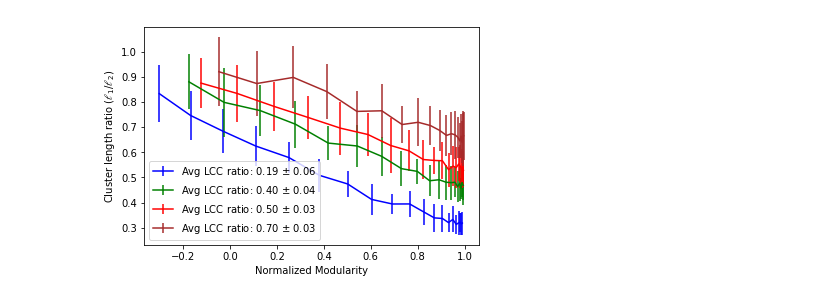
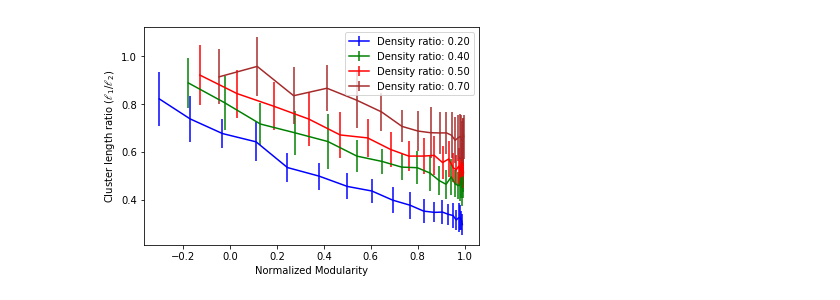
Before and after one commit to markditsworth/ModularityStudy, a Jupyter notebook: KEV_er.ipynb, the cells around one changed output. Cells and saved outputs as stored; diff of their text form; code cells hidden in the pictures.

```diff
--- a/KEV_er.ipynb
+++ b/KEV_er.ipynb
@@ -28,11 +28,11 @@ def katz(G,tol=0.01,max_iter=10000,alpha=0.001,beta=1):
 def modular_graph(Size1, Size2, p1, p2, common, katz_alpha=0.001):
     g1 = zen.generating.erdos_renyi(Size1,p1)
     avgDeg1 = (2.0 * g1.num_edges)/g1.num_nodes
-    lcc1 = np.mean(zen.algorithms.clustering.lcc_(g1))
+    d1 = g1.num_edges/((Size1*(Size1-1))/2.0)
 
     g2 = zen.generating.erdos_renyi(Size2,p2)
     avgDeg2 = (2.0 * g2.num_edges)/g2.num_nodes
-    lcc2 = np.mean(zen.algorithms.clustering.lcc_(g2))
+    d2 = g2.num_edges/((Size2*(Size2-1))/2.0)
 
     Size = Size1 + Size2
     G = zen.Graph()
@@ -77,14 +77,14 @@ def modular_graph(Size1, Size2, p1, p2, common, katz_alpha=0.001):
     evc = zen.algorithms.eigenvector_centrality_(G)
     kc = katz(G,alpha=katz_alpha)
 
-    return avgDeg1, avgDeg2, lcc1, lcc2, q_norm, evc, kc
+    return avgDeg1, avgDeg2, d1, d2, q_norm, evc, kc
 # %%
 size1 = 250
 size2 = 250
 edge1 = 0.06
 edge2 = 0.1
 common_edges= 800
-avgDeg1, avgDeg2, avgLcc1, avgLcc2, mod, evc, kc = modular_graph(size1, size2, edge1, edge2, common_edges)
+avgDeg1, avgDeg2, d1, d2, mod, evc, kc = modular_graph(size1, size2, edge1, edge2, common_edges)
 # %%
 print "                     G1     |  G2"
 print "Average Degree:      %.2f   |  %.2f"%(avgDeg1,avgDeg2)
@@ -136,19 +136,19 @@ size2 = 250
 edge2 = 0.1
 colors = ['b','g','r','brown','m']
 j=-1
-for edge1 in tqdm_notebook([0.02,0.04,0.05,0.07],desc='edges'):
+for edge1 in [0.02,0.04,0.05,0.07]:
     j+=1
     modu = np.empty((SAMPLES,20))
     angle = np.empty((SAMPLES,20))
     ratios = np.empty((SAMPLES,20))
-    for i in tqdm_notebook(range(SAMPLES),desc='sample',leave=False):
+    for i in range(SAMPLES):
         modularity = []
         angle_diff = []
         ratio = []
         for common_edges in np.logspace(1,np.log10(6000),20,dtype=int):
-            avgDeg1, avgDeg2, avgLcc1, avgLcc2, mod, evc, kc = modular_graph(size1, size2, edge1, edge2, common_edges)
+            avgDeg1, avgDeg2, d1, d2, mod, evc, kc = modular_graph(size1, size2, edge1, edge2, common_edges)
             modularity.append(mod)
-            ratio.append(avgLcc1 / avgLcc2)
+            ratio.append(d1 / d2)
             evc = (evc - np.min(evc)) / np.max(evc - np.min(evc))
             kc = (kc - np.min(kc)) / np.max(kc - np.min(kc))
 
@@ -171,7 +171,7 @@ for edge1 in tqdm_notebook([0.02,0.04,0.05,0.07],desc='edges'):
         ratios[i,:] = ratio
 
     plt.errorbar(np.mean(modu,axis=0),np.mean(angle,axis=0),yerr=np.std(angle,axis=0),c=colors[j],
-             label=r'Avg LCC ratio: %.2f $\pm$ %.2f'%(np.mean(ratios),np.std(ratios)))
+             label=r'Density ratio: %.2f'%(np.mean(ratios)))
 
 plt.legend()
 plt.xlabel('Normalized Modularity')
@@ -202,34 +197,34 @@ for edge1 in [0.02,0.04,0.05,0.07]:
     length_rat = np.empty((SAMPLES,20))
     ratios = np.empty((SAMPLES,20))
     for i in range(SAMPLES):
         modularity = []
         length_ratio = []
         ratio = []
         for common_edges in np.logspace(1,np.log10(6000),20,dtype=int):
-            avgDeg1, avgDeg2, avgLcc1, avgLcc2, mod, evc, kc = modular_graph(size1, size2, edge1, edge2, common_edges)
+            avgDeg1, avgDeg2, d1, d2, mod, evc, kc = modular_graph(size1, size2, edge1, edge2, common_edges)
             modularity.append(mod)
-            ratio.append(avgLcc1 / avgLcc2)
+            ratio.append(d1 / d2)
             evc = (evc - np.min(evc)) / np.max(evc - np.min(evc))
             kc = (kc - np.min(kc)) / np.max(kc - np.min(kc))
 
             evc1 = evc[np.arange(size1)]
             evc2 = evc[np.arange(size2)+size1]
             kc1 = kc[np.arange(size1)]
             kc2 = kc[np.arange(size2)+size1]
 
             dist1 = np.linalg.norm([np.max(evc1)-np.min(evc1),np.max(kc1)-np.min(kc1)])
             dist2 = np.linalg.norm([np.max(evc2)-np.min(evc2),np.max(kc2)-np.min(kc2)])
 
             length_ratio.append(dist1/dist2)
         modu[i,:] = modularity
         length_rat[i,:] = length_ratio
         ratios[i,:] = ratio
     plt.errorbar(np.mean(modu,axis=0),np.mean(length_rat,axis=0),yerr=np.std(length_rat,axis=0),c=colors[j],
-                 label=r'Avg LCC ratio: %.2f $\pm$ %.2f'%(np.mean(ratios),np.std(ratios)))
+                 label=r'Density ratio: %.2f'%(np.mean(ratios)))
 
 plt.legend()
 plt.xlabel('Normalized Modularity')
 plt.ylabel(r'Cluster length ratio ($\mathscr{l}_1/\mathscr{l}_2$)')
 plt.show()
 # %% [output]
-[figure, old version]
+[figure, new version]
```
Also changed, not shown: parts of 5 cells of this notebook, 1 other file.
